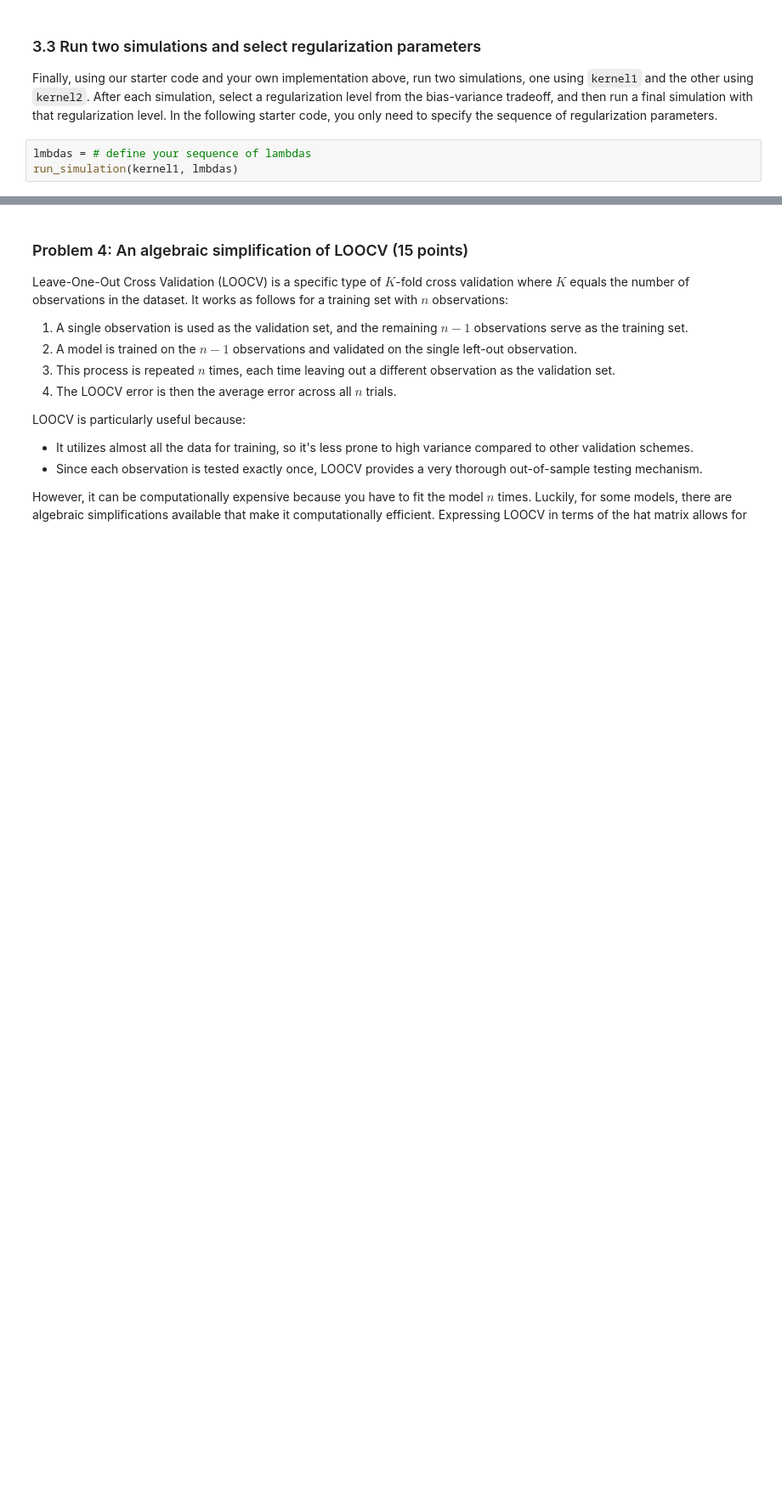
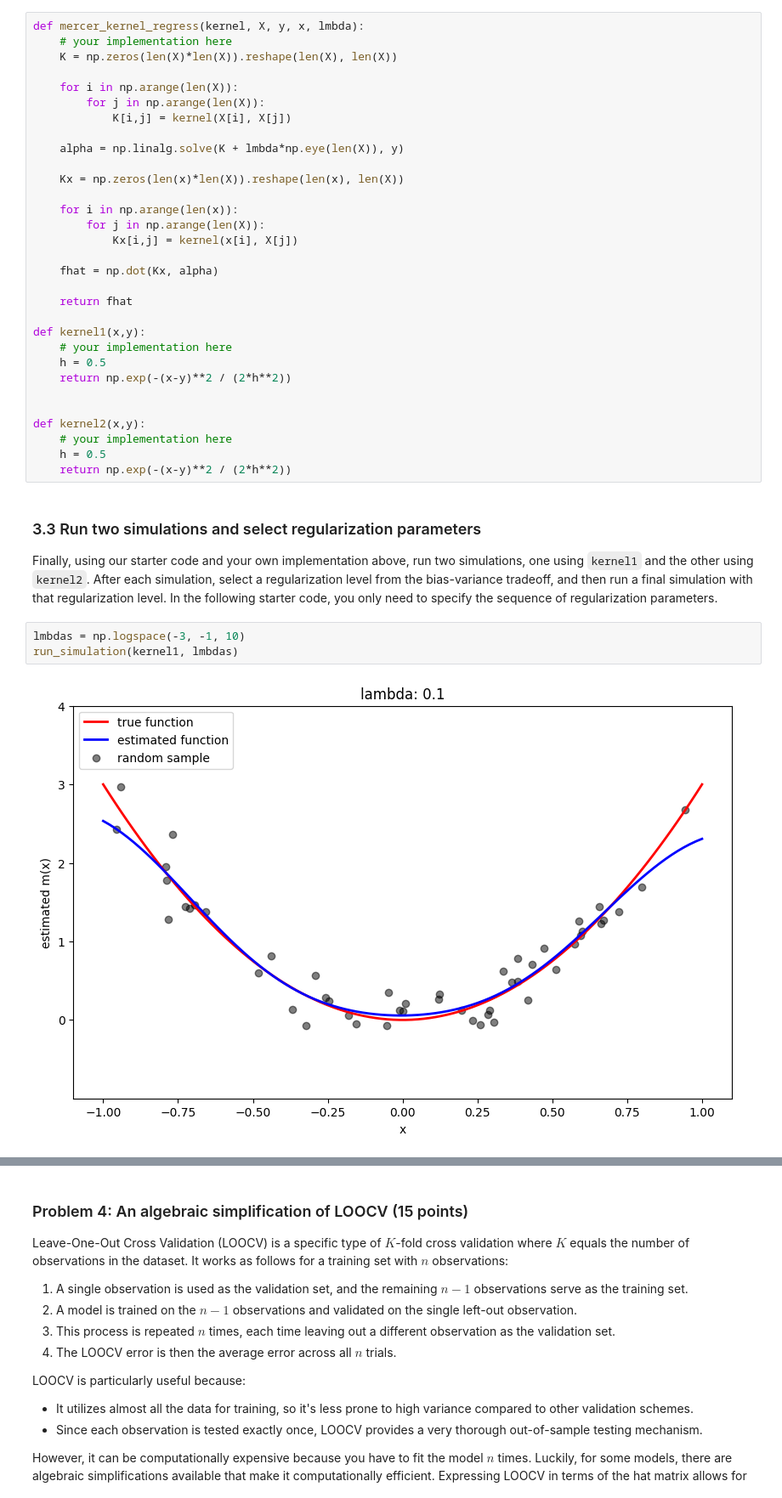
Before and after one commit to WellWellitsOK/SDS365, a Jupyter notebook: assignments/assn1/assn1.ipynb, the cells around one changed output, grey strips where cells are left out. Shown at 85% size. Saved outputs shown, nothing was run; the diff lists cells and outputs as text; blank space fills up the shorter version.

```diff
--- a/assignments/assn1/assn1.ipynb
+++ b/assignments/assn1/assn1.ipynb
@@ -804,9 +833,42 @@ def kernel2(x,y):
+# %%
+def mercer_kernel_regress(kernel, X, y, x, lmbda):
+    # your implementation here
+    K = np.zeros(len(X)*len(X)).reshape(len(X), len(X))
+
+    for i in np.arange(len(X)):
+        for j in np.arange(len(X)):
+            K[i,j] = kernel(X[i], X[j])
+
+    alpha = np.linalg.solve(K + lmbda*np.eye(len(X)), y)
+
+    Kx = np.zeros(len(x)*len(X)).reshape(len(x), len(X))
+
+    for i in np.arange(len(x)):
+        for j in np.arange(len(X)):
+            Kx[i,j] = kernel(x[i], X[j])
+
+    fhat = np.dot(Kx, alpha)
+
+    return fhat
+
+def kernel1(x,y):
+    # your implementation here
+    h = 0.5
+    return np.exp(-(x-y)**2 / (2*h**2))
+
+
+def kernel2(x,y):
+    # your implementation here
+    h = 0.5
+    return np.exp(-(x-y)**2 / (2*h**2))
 # %% [markdown]
 ###  3.3 Run two simulations and select regularization parameters
 
 Finally, using our starter code and your own implementation above, run two simulations, one
 using `kernel1` and the other using `kernel2`. After each simulation, select a regularization level from the bias-variance tradeoff, and then run a final simulation with that regularization level. In the following
 starter code, you only need to specify the sequence of regularization parameters.
-# %%
-lmbdas = # define your sequence of lambdas
-run_simulation(kernel1, lmbdas)
+# %%
+lmbdas = np.logspace(-3, -1, 10)
+run_simulation(kernel1, lmbdas)
+# %% [output]
+[figure, added]
```
Also changed, not shown: parts of 6 cells of this notebook.
